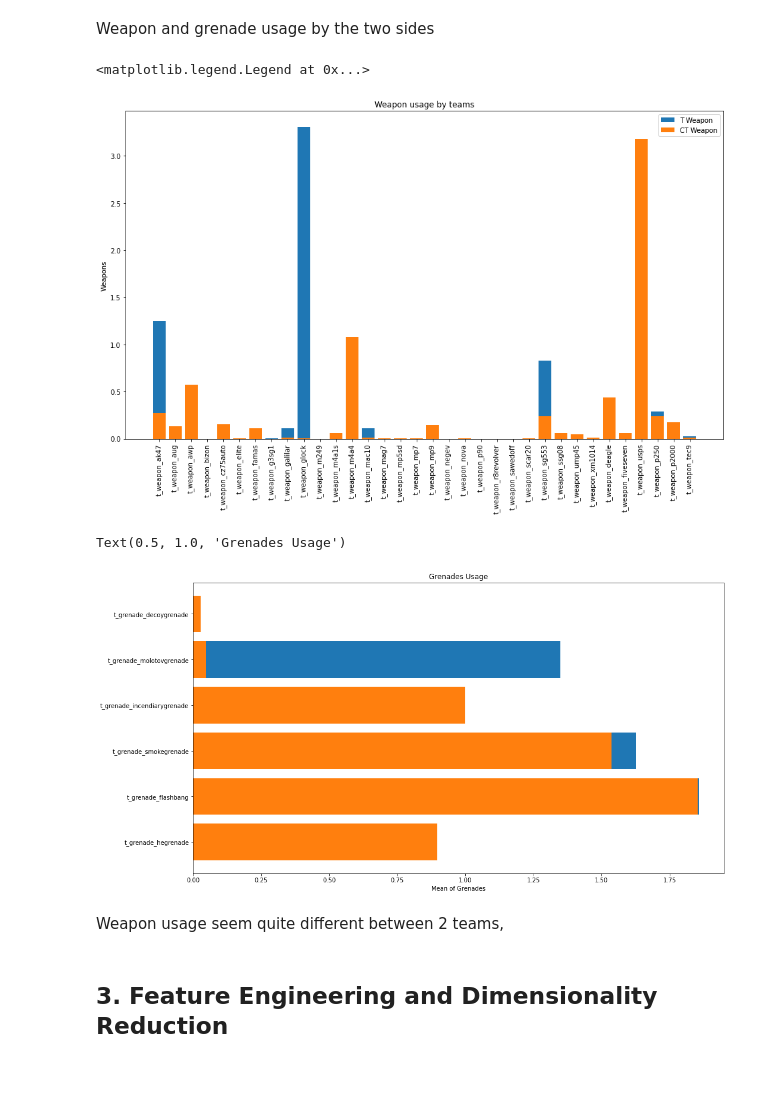
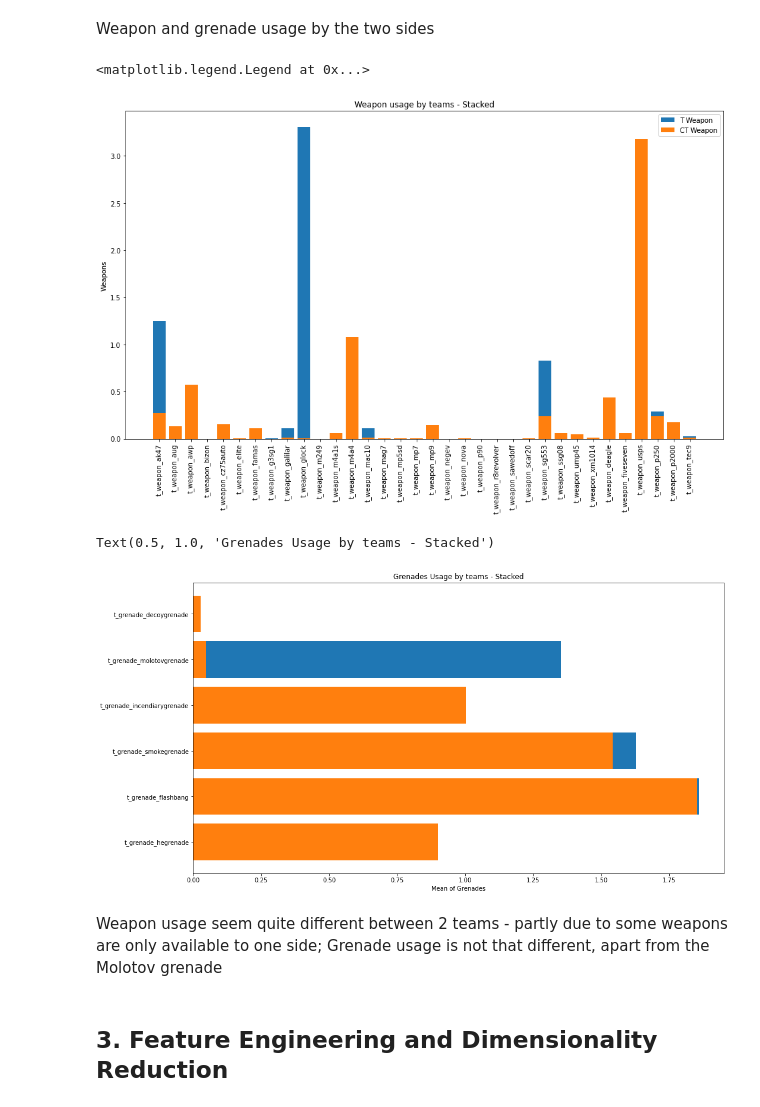
Before and after one commit to Saralytics/CS_GO_winner_prediction, a Jupyter notebook: FightTerrorism.ipynb, the cells around one changed output. Saved outputs shown, nothing was run; the diff lists cells and outputs as text; code cells hidden in the pictures; blank space fills up the shorter version.

Commit message:
fixing plots

```diff
--- a/FightTerrorism.ipynb
+++ b/FightTerrorism.ipynb
@@ -263,44 +263,45 @@ ax.bar( x_pos, t_data, label = 'T Weapon',)
 ax.bar( x_pos, ct_data, label = 'CT Weapon',)
 
 ax.set_ylabel('Weapons')
-ax.set_title('Weapon usage by teams')
+ax.set_title('Weapon usage by teams - Stacked')
 # ax.set_xticks(x_pos)
 # ax.set_xticklabels(t_weapon)
 plt.xticks(x_pos, t_weapon, rotation=90)
 ax.legend()
 # %% [output]
 <matplotlib.legend.Legend at 0x...>
-[figure, old version]
+[figure, new version]
 # %%
 t_grenade = [colname for colname in df_entire.columns if colname.startswith('t_grenade')]
 ct_grenade = [colname for colname in df_entire.columns if colname.startswith('ct_grenade')]
 
 fig, ax = plt.subplots(figsize=(16,9))
 
 x = df_entire[t_grenade].mean()
 y_pos = np.arange(len(t_grenade))
 
 ax.barh(y_pos, x,align='center',label = 'T Grenades',)
 ax.set_yticks(y_pos)
 
 ax.set_yticklabels(t_grenade)
 ax.invert_yaxis()
 
 x = df_entire[ct_grenade].mean()
 y_pos = np.arange(len(ct_grenade))
 
 ax.barh(y_pos, x,align='center', label = 'CT Grenades')
 ax.set_yticks(y_pos)
 
 ax.set_yticklabels(t_grenade)
 ax.invert_yaxis()
 ax.set_xlabel('Mean of Grenades')
-ax.set_title('Grenades Usage by teams')
+ax.set_title('Grenades Usage by teams - Stacked')
 # %% [output]
-Text(0.5, 1.0, 'Grenades Usage')
+Text(0.5, 1.0, 'Grenades Usage by teams - Stacked')
-[figure, old version]
+[figure, new version]
-# %% [markdown]
-Weapon usage seem quite different between 2 teams,
+# %% [markdown]
+Weapon usage seem quite different between 2 teams - partly due to some weapons are only available to one side;
+Grenade usage is not that different, apart from the Molotov grenade
 # %% [markdown]
 ## 3. Feature Engineering and Dimensionality Reduction
 # %% [markdown]
```
Also changed, not shown: parts of 11 cells of this notebook.
